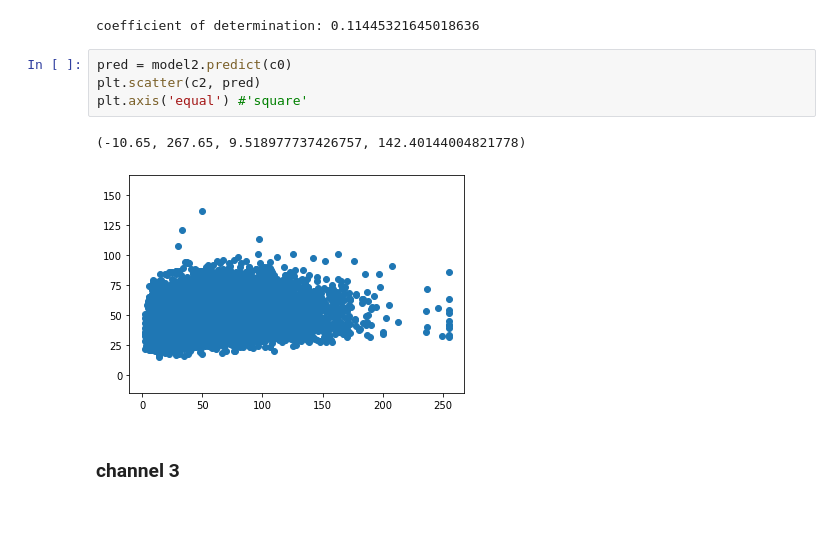
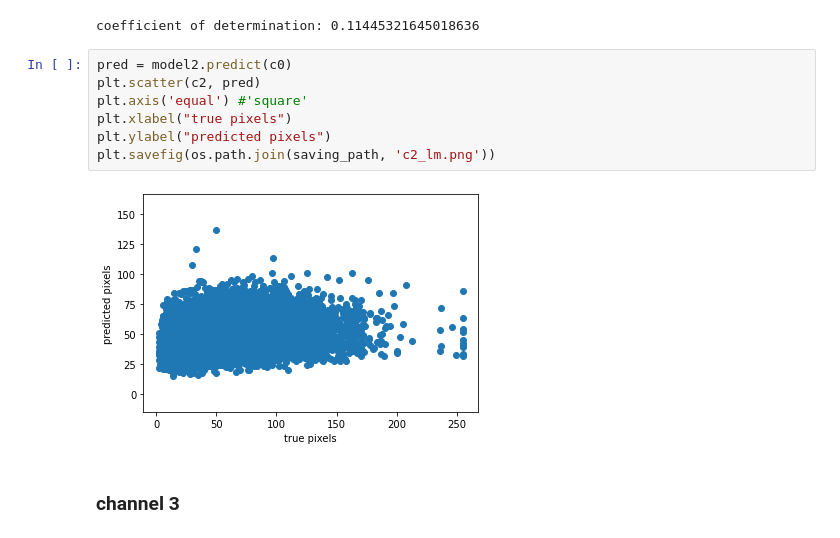
Before and after one commit to saskia-droid/heterogeneity_brain_endothelial_monolayer, a Jupyter notebook: 14_linearRegression.ipynb, the cells around one changed output. Drawn from its saved outputs; the diff is of its cells as text.

Commit message:
add plots

```diff
--- a/14_linearRegression.ipynb
+++ b/14_linearRegression.ipynb
@@ -56,10 +55,12 @@ coefficient of determination: 0.11445321645018636
 # %%
 pred = model2.predict(c0)
 plt.scatter(c2, pred)
 plt.axis('equal') #'square'
+plt.xlabel("true pixels")
+plt.ylabel("predicted pixels")
+plt.savefig(os.path.join(saving_path, 'c2_lm.png'))
 # %% [output]
-(-10.65, 267.65, 9.518977737426757, 142.40144004821778)
-[figure, old version]
+[figure, new version]
 # %% [markdown]
 ### channel 3
 # %%
```
Also changed, not shown: parts of 7 cells of this notebook.
